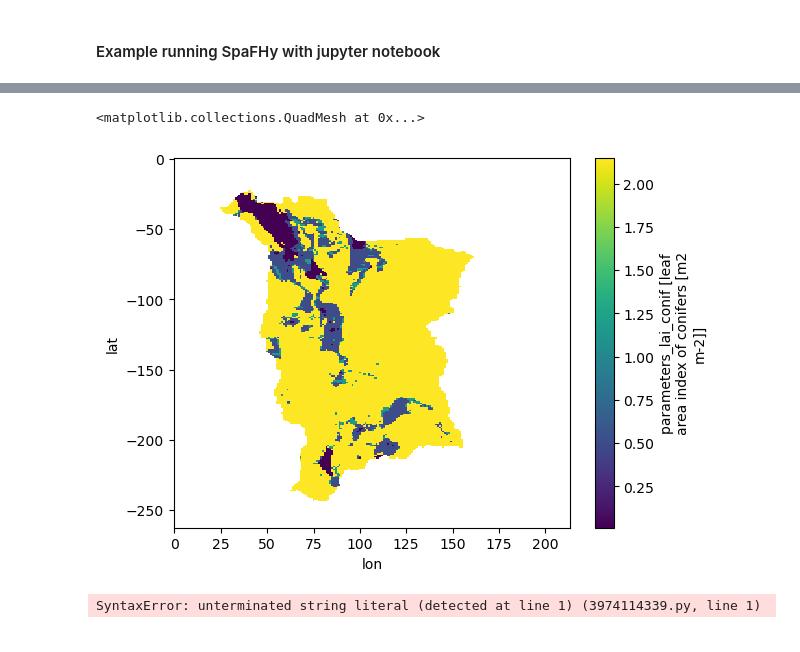
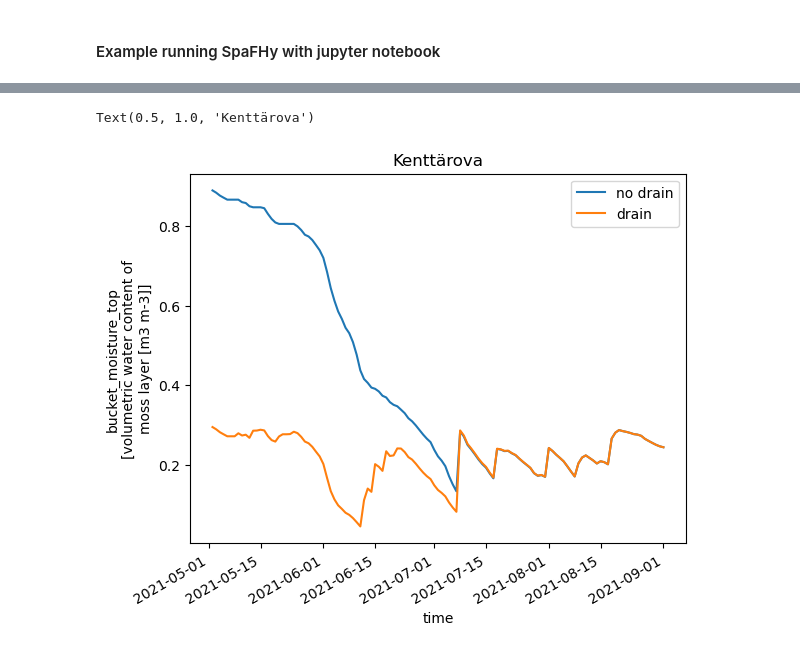
Before and after one commit to jpnousu/SpaFHy_v2.0, a Jupyter notebook: run_example.ipynb, the cells around one changed output, grey strips where cells are left out. Drawn from its saved outputs; the diff is of its cells as text; code cells hidden in the pictures.

```diff
--- a/run_example.ipynb
+++ b/run_example.ipynb
@@ -43,9 +38,17 @@ results['canopy']
-# %%
-results['parameters_lai_conif'].plot()
-# %% [output]
-<matplotlib.collections.QuadMesh at 0x...>
-[figure, removed]
-# %%
-xr.open_dataset(r'F:\SpaFHy_2D_2021\res_2d_ave_newnew_23.nc)['parameters_lai_conif'].plot()
-# %% [output]
-SyntaxError: unterminated string literal (detected at line 1) (3974114339.py, line 1)
+# %%
+file = r'F:\SpaFHy_2D_2021\testcase_input_202401101410.nc'
+orig = xr.open_dataset(file)
+# lomp 46, 54
+# kent 118,136
+# %%
+#results['bucket_moisture_top'].sel(time=slice('2021-05-01', '2021-09-01'))[:,46, 54].plot()
+#orig['bucket_moisture_top'].sel(time=slice('2021-05-01', '2021-09-01'))[:,46, 54].plot()
+#plt.title('Lompolo')
+
+results['bucket_moisture_top'].sel(time=slice('2021-05-01', '2021-09-01'))[:,118,136].plot(label='no drain')
+orig['bucket_moisture_top'].sel(time=slice('2021-05-01', '2021-09-01'))[:,118,136].plot(label='drain')
+plt.legend()
+plt.title('Kenttärova')
+# %% [output]
+Text(0.5, 1.0, 'Kenttärova')
+[figure, added]
```
Also changed, not shown: parts of 4 cells of this notebook, 6 other files.
